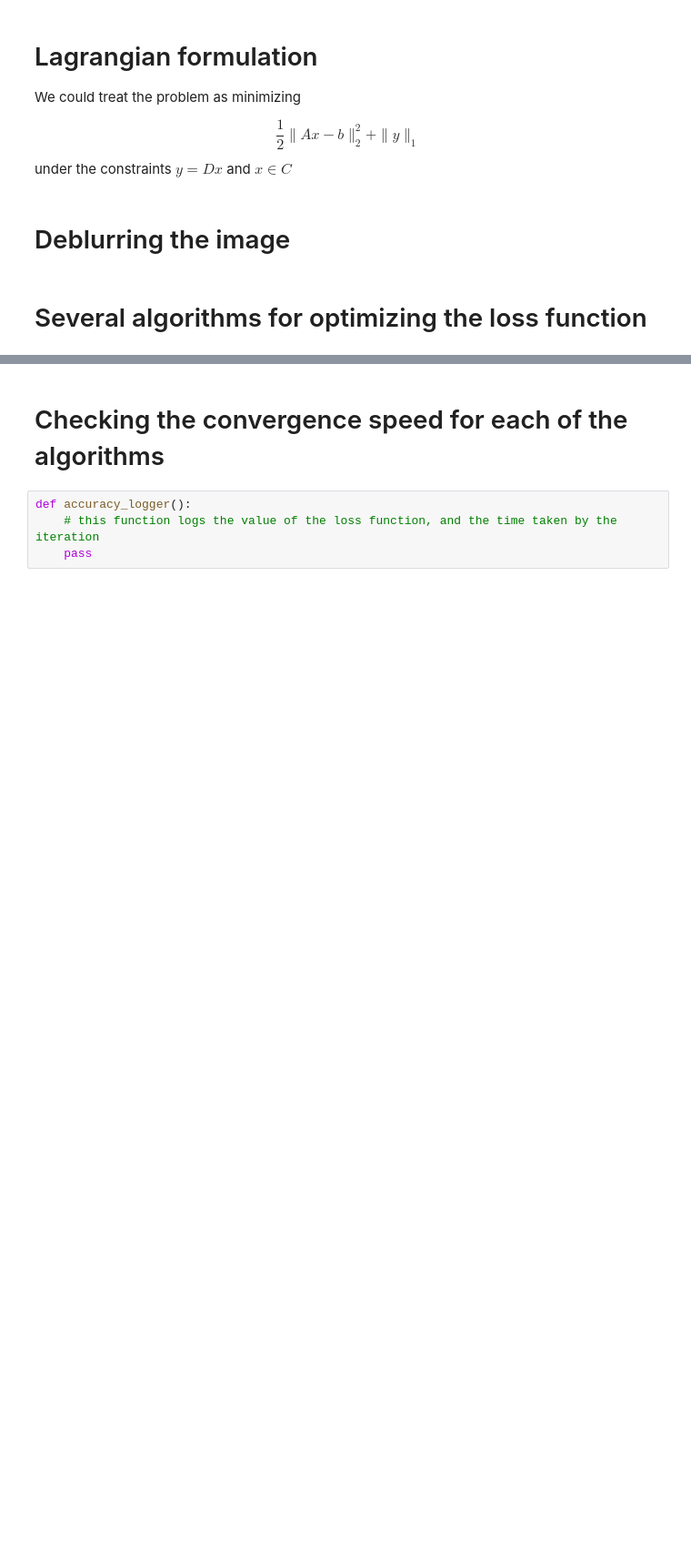
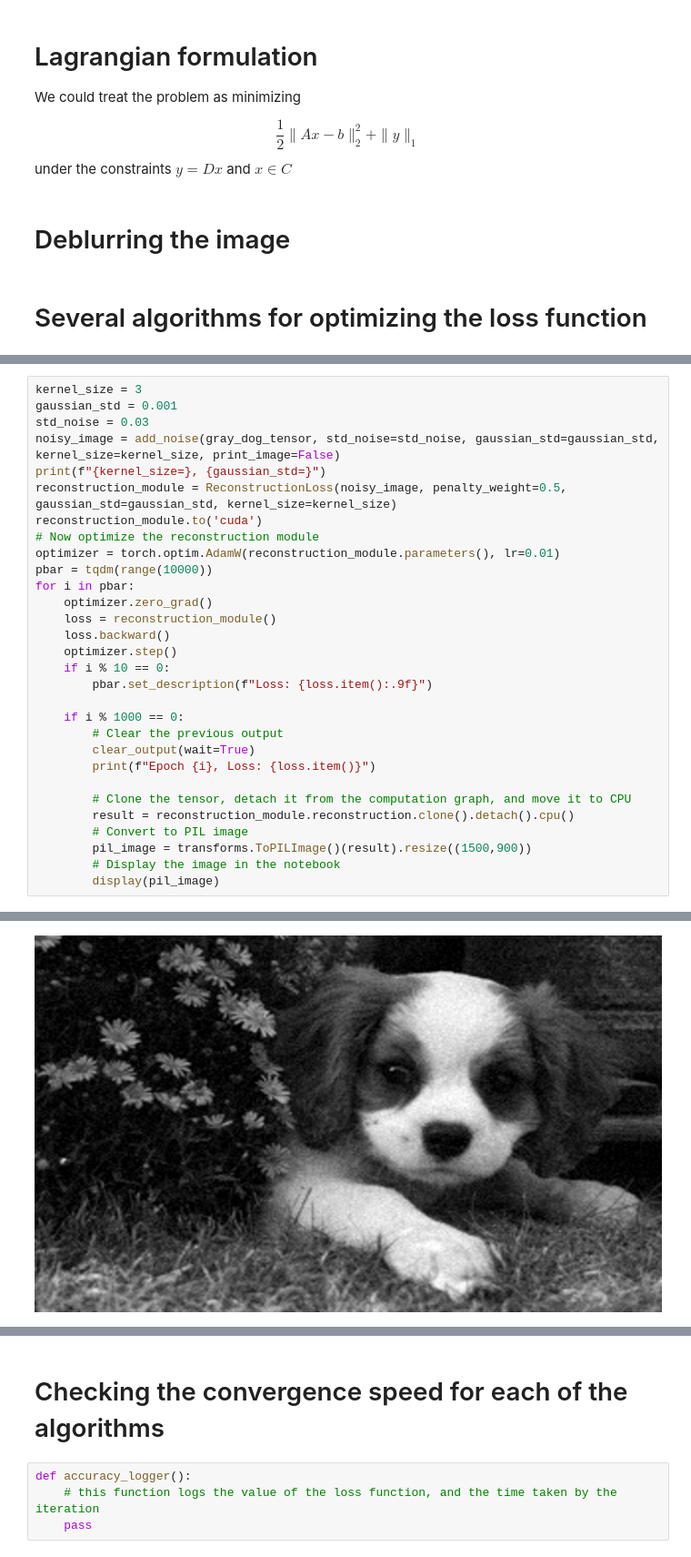
Before and after one commit to SisyphusMountain/ImageRestoration, a Jupyter notebook: Algorithms_notebook.ipynb, the cells around one changed output, grey strips where cells are left out. Shown at 91% size. Saved outputs shown, nothing was run; the diff lists cells and outputs as text; blank space fills up the shorter version.

```diff
--- a/Algorithms_notebook.ipynb
+++ b/Algorithms_notebook.ipynb
@@ -31,0 +122,31 @@ under the constraints $y = Dx$ and $x\in C$
+# %%
+kernel_size = 3
+gaussian_std = 0.001
+std_noise = 0.03
+noisy_image = add_noise(gray_dog_tensor, std_noise=std_noise, gaussian_std=gaussian_std, kernel_size=kernel_size, print_image=False)
+print(f"{kernel_size=}, {gaussian_std=}")
+reconstruction_module = ReconstructionLoss(noisy_image, penalty_weight=0.5, gaussian_std=gaussian_std, kernel_size=kernel_size)
+reconstruction_module.to('cuda')
+# Now optimize the reconstruction module
+optimizer = torch.optim.AdamW(reconstruction_module.parameters(), lr=0.01)
+pbar = tqdm(range(10000))
+for i in pbar:
+    optimizer.zero_grad()
+    loss = reconstruction_module()
+    loss.backward()
+    optimizer.step()
+    if i % 10 == 0:
+        pbar.set_description(f"Loss: {loss.item():.9f}")
+
+    if i % 1000 == 0:
+        # Clear the previous output
+        clear_output(wait=True)
+        print(f"Epoch {i}, Loss: {loss.item()}")
+
+        # Clone the tensor, detach it from the computation graph, and move it to CPU
+        result = reconstruction_module.reconstruction.clone().detach().cpu()
+        # Convert to PIL image
+        pil_image = transforms.ToPILImage()(result).resize((1500,900))
+        # Display the image in the notebook
+        display(pil_image)
+# %% [output]
@@ -31,0 +154 @@ under the constraints $y = Dx$ and $x\in C$
+[figure, added]
```
Also changed, not shown: parts of 12 cells of this notebook, 2 other files.
